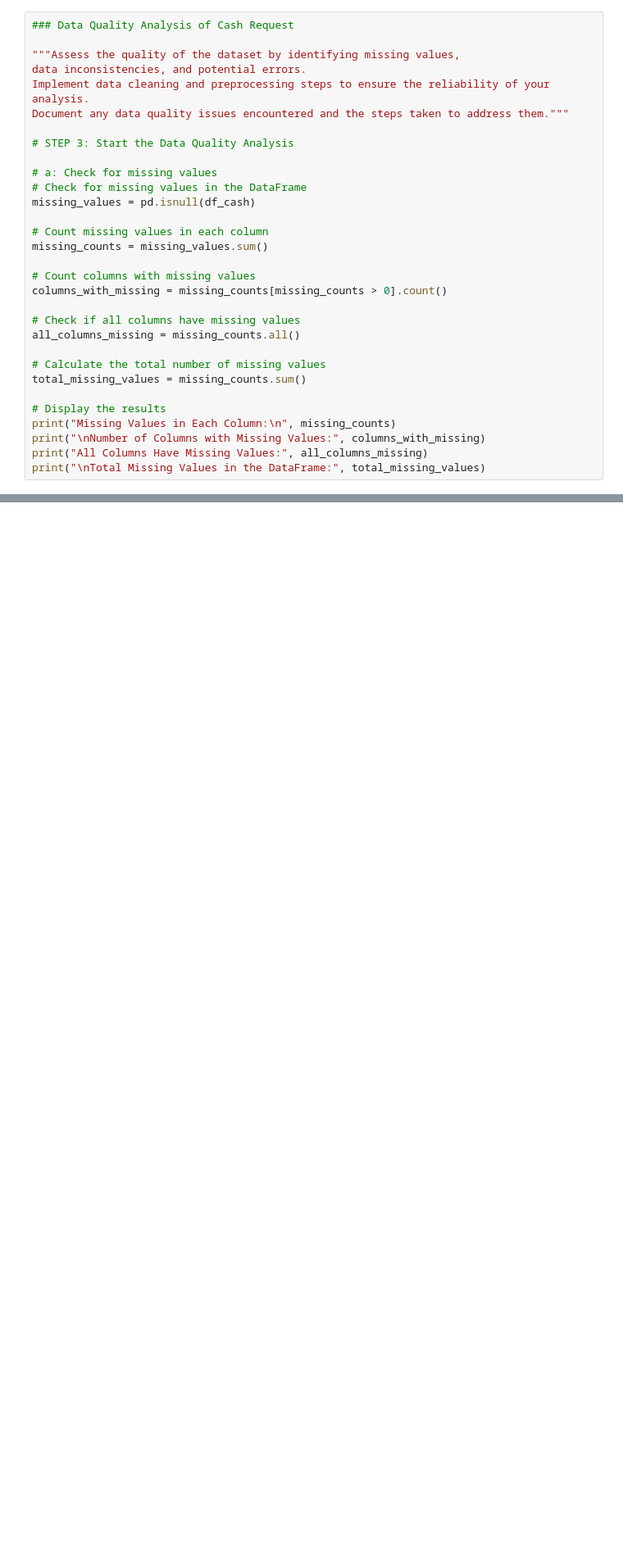
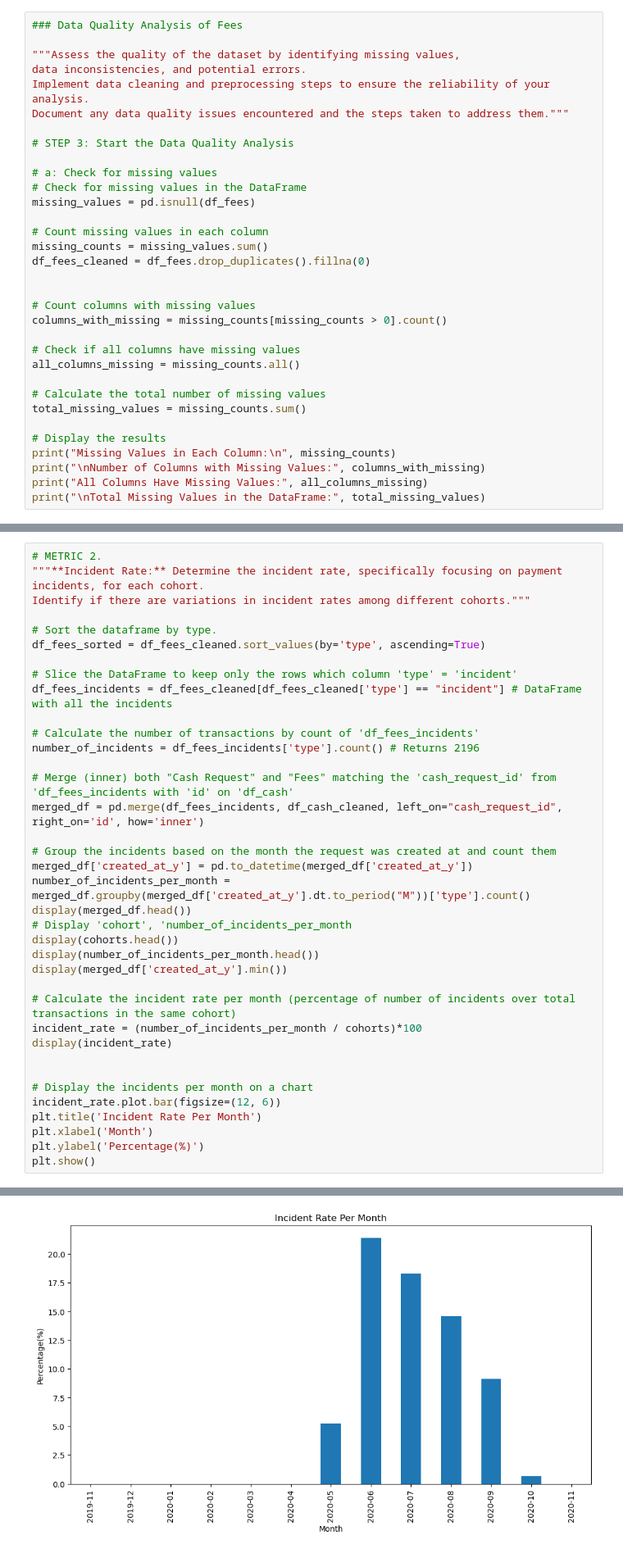
Before and after one commit to ironhack-labs/project-1-ironhack-payments-2-en, a Jupyter notebook: main.ipynb, the cells around one changed output, grey strips where cells are left out. Shown at 82% size. Drawn from its saved outputs; the diff is of its cells as text; blank space fills up the shorter version.

```diff
--- a/main.ipynb
+++ b/main.ipynb
@@ -62,5 +183,5 @@ max    27010.000000    200.000000  103719.000000        30445.000000
 # %%
-### Data Quality Analysis of Cash Request
+### Data Quality Analysis of Fees
 
 """Assess the quality of the dataset by identifying missing values,
 data inconsistencies, and potential errors.
@@ -71,10 +192,12 @@ Document any data quality issues encountered and the steps taken to address them
 
 # a: Check for missing values
 # Check for missing values in the DataFrame
-missing_values = pd.isnull(df_cash)
+missing_values = pd.isnull(df_fees)
 
 # Count missing values in each column
 missing_counts = missing_values.sum()
+df_fees_cleaned = df_fees.drop_duplicates().fillna(0)
+
 
 # Count columns with missing values
 columns_with_missing = missing_counts[missing_counts > 0].count()
@@ -422,0 +388,38 @@ display(df_fees)
+# %%
+# METRIC 2.
+"""**Incident Rate:** Determine the incident rate, specifically focusing on payment incidents, for each cohort.
+Identify if there are variations in incident rates among different cohorts."""
+
+# Sort the dataframe by type.
+df_fees_sorted = df_fees_cleaned.sort_values(by='type', ascending=True)
+
+# Slice the DataFrame to keep only the rows which column 'type' = 'incident'
+df_fees_incidents = df_fees_cleaned[df_fees_cleaned['type'] == "incident"] # DataFrame with all the incidents
+
+# Calculate the number of transactions by count of 'df_fees_incidents'
+number_of_incidents = df_fees_incidents['type'].count() # Returns 2196
+
+# Merge (inner) both "Cash Request" and "Fees" matching the 'cash_request_id' from 'df_fees_incidents with 'id' on 'df_cash'
+merged_df = pd.merge(df_fees_incidents, df_cash_cleaned, left_on="cash_request_id", right_on='id', how='inner')
+
+# Group the incidents based on the month the request was created at and count them
+merged_df['created_at_y'] = pd.to_datetime(merged_df['created_at_y'])
+number_of_incidents_per_month = merged_df.groupby(merged_df['created_at_y'].dt.to_period("M"))['type'].count()
+display(merged_df.head())
+# Display 'cohort', 'number_of_incidents_per_month
+display(cohorts.head())
+display(number_of_incidents_per_month.head())
+display(merged_df['created_at_y'].min())
+
+# Calculate the incident rate per month (percentage of number of incidents over total transactions in the same cohort)
+incident_rate = (number_of_incidents_per_month / cohorts)*100
+display(incident_rate)
+
+
+# Display the incidents per month on a chart
+incident_rate.plot.bar(figsize=(12, 6))
+plt.title('Incident Rate Per Month')
+plt.xlabel('Month')
+plt.ylabel('Percentage(%)')
+plt.show()
+# %% [output]
@@ -422,0 +462 @@ display(df_fees)
+[figure, added]
```
Also changed, not shown: parts of 12 cells of this notebook, 1 other file.
